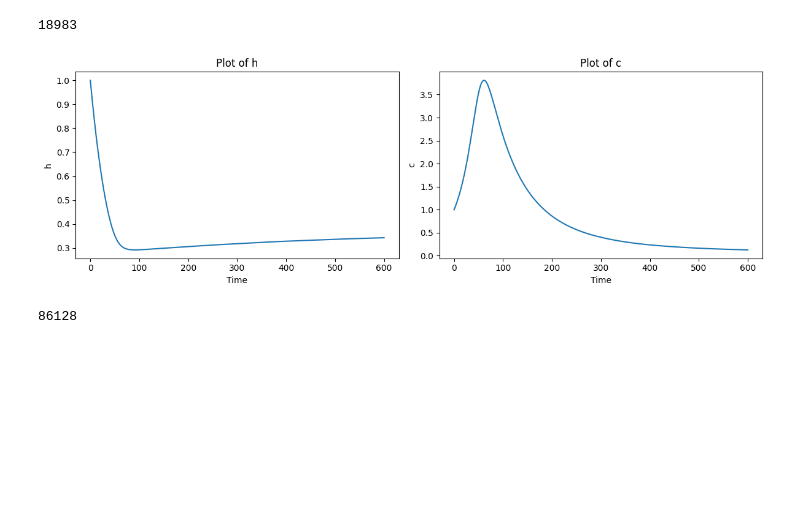
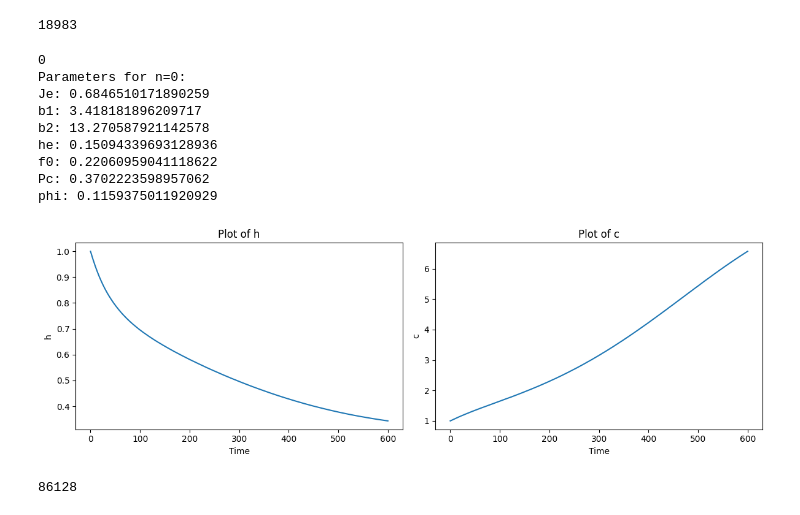
Before and after one commit to tobydriscoll/sciml-tearfilms, a Jupyter notebook: dataset_genration_ODE.ipynb, the cells around one changed output. Cells and saved outputs as stored; diff of their text form; code cells hidden in the pictures; blank space fills up the shorter version.

```diff
--- a/dataset_genration_ODE.ipynb
+++ b/dataset_genration_ODE.ipynb
@@ -140,7 +152,7 @@ def generate_and_store_dataset():
             I = I0 * ((-np.exp(-phi * f * sol.y[0])) + 1) / ((f ** 2) + 1)
             return h, c, f, I, (J_e, b_1, b_2, h_e, f_0, Pc, phi)
 
-    results = Parallel(n_jobs=-1)(delayed(solve_single_instance)(i) for i in range(111563))
+    results = Parallel(n_jobs=-1)(delayed(solve_single_instance)(i) for i in range(1000))
 
     filtered_results = [res for res in results if res is not None]
     print(len(filtered_results[0]))
@@ -185,33 +197,52 @@ len(indices)
 18983
 # %%
 #n = np.random.randint(0, len(valid_h))
-#print(n)
-n=6
+n=0
+print(n)
+print(f"Parameters for n={n}:")
+print(f"Je: {J_e_values[n]}")
+print(f"b1: {b_1_values[n]}")
+print(f"b2: {b_2_values[n]}")
+print(f"he: {h_e_values[n]}")
+print(f"f0: {f_0_values[n]}")
+print(f"Pc: {Pc_values[n]}")
+print(f"phi: {phi_values[n]}")
+
+
 fig, axes = plt.subplots(1, 2, figsize=(12, 4))  # 1 row, 2 columns
 
 # Plot h
 axes[0].plot(valid_h[n])
 axes[0].set_title('Plot of h')
 axes[0].set_xlabel('Time')
 axes[0].set_ylabel('h')
 
 # Plot c
 axes[1].plot(valid_c[n])
 axes[1].set_title('Plot of c')
 axes[1].set_xlabel('Time')
 axes[1].set_ylabel('c')
 
 plt.tight_layout()
 #plt.savefig("example_fixed.pdf")
 plt.show()
 
 # plt.plot(data_I[n])
 # plt.title('Plot of I')
 # plt.xlabel('Time')
 # plt.ylabel('I')
 # plt.show()
 # %% [output]
+0
+Parameters for n=0:
+Je: 0.6846510171890259
+b1: 3.418181896209717
+b2: 13.270587921142578
+he: 0.15094339693128936
+f0: 0.22060959041118622
+Pc: 0.3702223598957062
+phi: 0.1159375011920929
-[figure, old version]
+[figure, new version]
 # %%
 n = np.random.randint(0, len(data_h))
 print(n)
```
Also changed, not shown: parts of 5 cells of this notebook.
